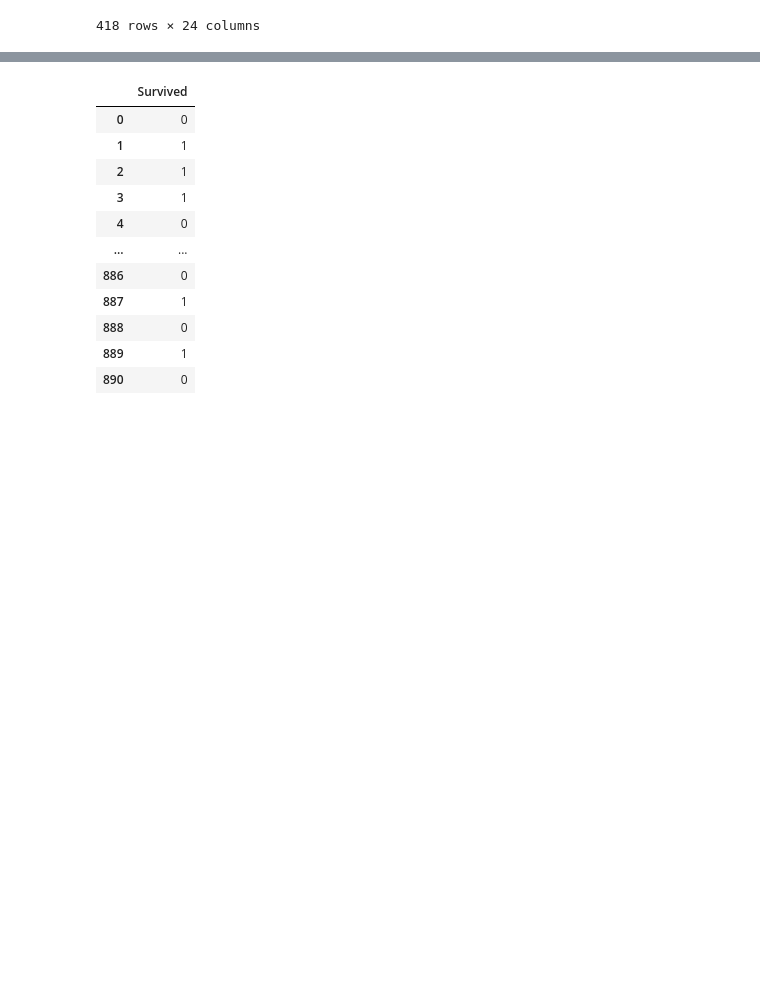
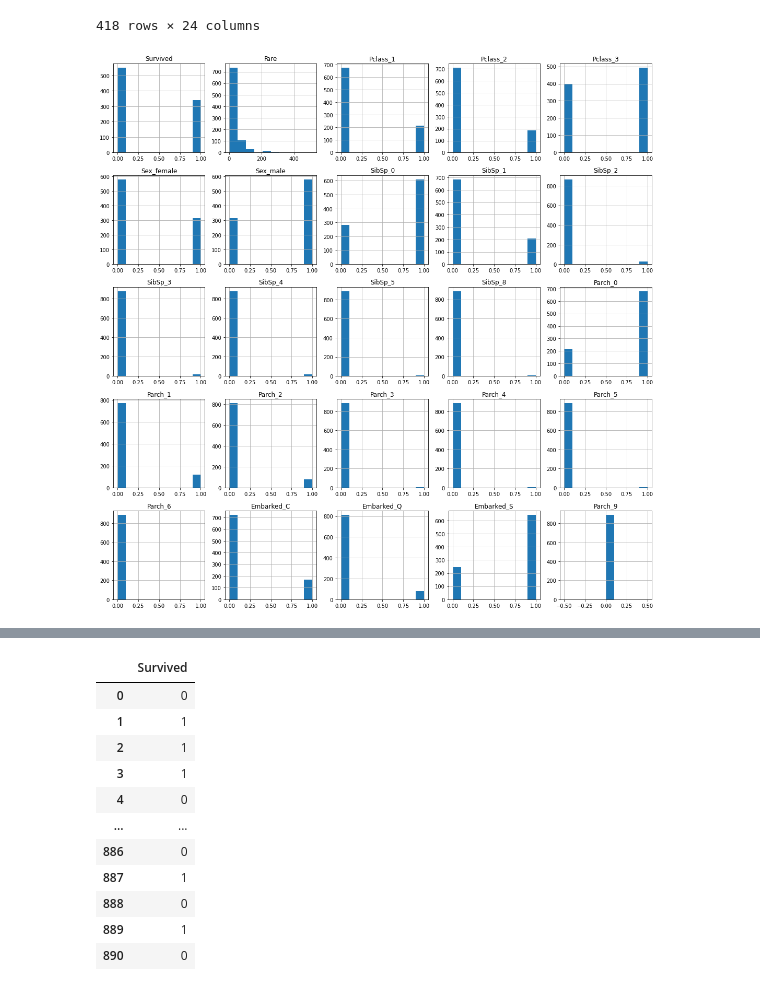
Before and after one commit to JeanMichelBereder/Kaggle, a Jupyter notebook: kaggle-titanic.ipynb, the cells around one changed output, grey strips where cells are left out. Drawn from its saved outputs; the diff is of its cells as text; code cells hidden in the pictures; blank space fills up the shorter version.

```diff
--- a/kaggle-titanic.ipynb
+++ b/kaggle-titanic.ipynb
@@ -258,6 +267,15 @@ test_data_proc_dummy
 | 416 | 8.0500 | 0 | 0 | 1 | 0 | 1 | 1 | 0 | 0 | 0 | ... |
 | 417 | 22.3583 | 0 | 0 | 1 | 0 | 1 | 0 | 1 | 0 | 0 | ... |
 418 rows × 24 columns
+# %%
+# Plot hist for each column
+from pylab import rcParams
+rcParams['figure.figsize'] = 15, 15
+train_data_proc_dummy.hist()
+plt.tight_layout()
+plt.show()
+# %% [output]
+[figure, added]
 # %%
 from sklearn.model_selection import train_test_split
 from sklearn.linear_model import LogisticRegression
```
Also changed, not shown: parts of 2 cells of this notebook.
